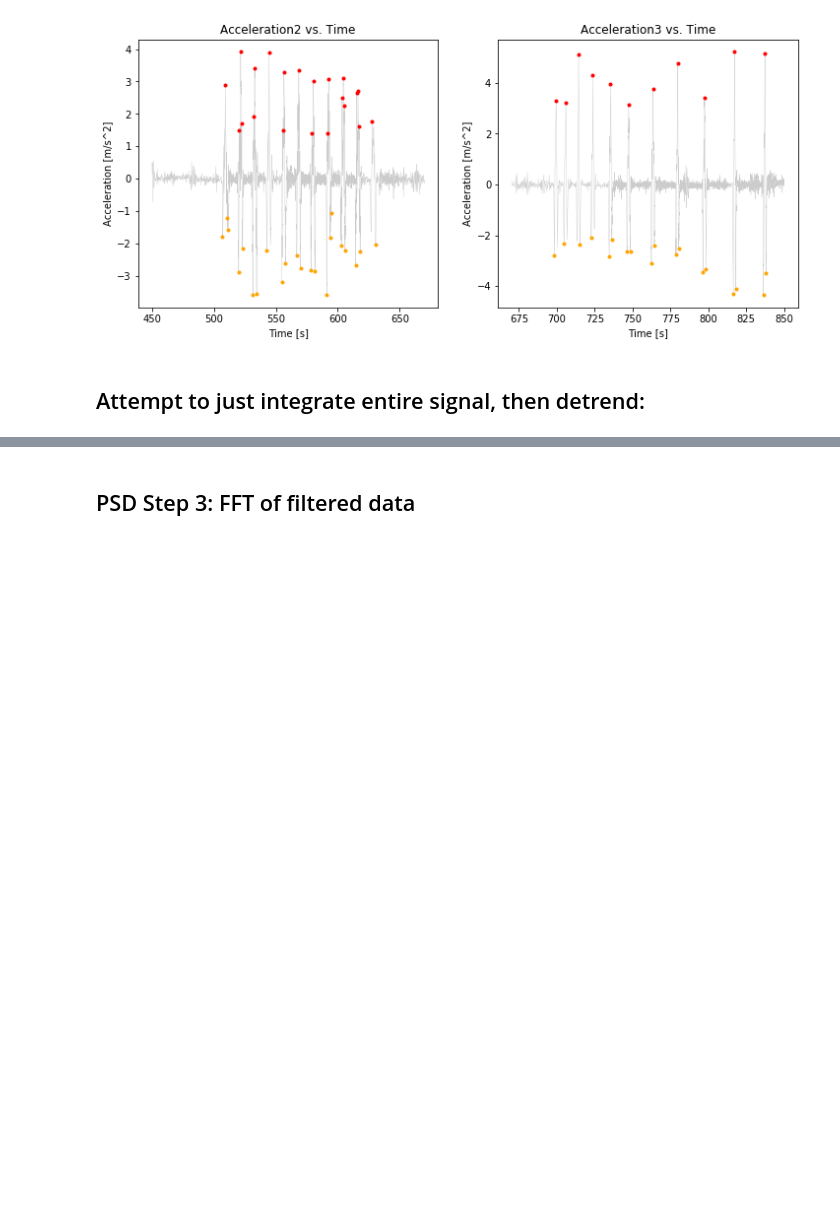
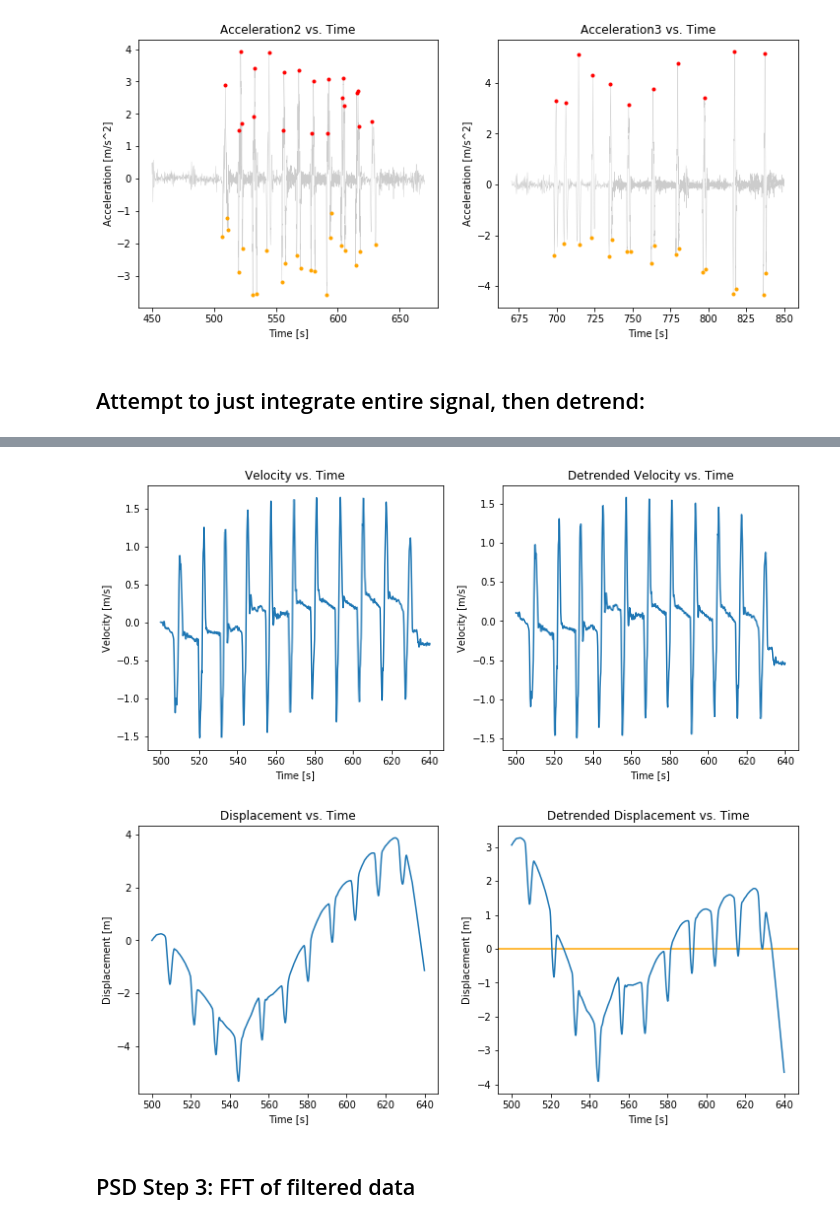
Before and after one commit to pjsimmon/E4E_Smartfin, a Jupyter notebook: PSD_E4_DoubleIntegrationFFT1.ipynb, the cells around one changed output, grey strips where cells are left out. Saved outputs shown, nothing was run; the diff lists cells and outputs as text; code cells hidden in the pictures; blank space fills up the shorter version.

```diff
--- a/PSD_E4_DoubleIntegrationFFT1.ipynb
+++ b/PSD_E4_DoubleIntegrationFFT1.ipynb
@@ -881,12 +881,13 @@ ax1.plot(new_time_array2, int1)
 ax1.set_title('Velocity vs. Time')
 ax1.set_xlabel('Time [s]')
 ax1.set_ylabel('Velocity [m/s]')
+ax4.axhline(0, color="orange")
 
 
 ax2.plot(new_time_array2, dint1)
 ax2.set_title('Detrended Velocity vs. Time')
 ax2.set_xlabel('Time [s]')
-ax2.set_ylabel('Velocity [m/s]'
+ax2.set_ylabel('Velocity [m/s]')
 
 ax3.plot(new_time_array2, int2)
 ax3.set_title('Displacement vs. Time')
@@ -905,3 +905,5 @@ SyntaxError: invalid syntax (<ipython-input-27-d0647046565b>, line 44)
+[figure, added]
+[figure, added]
 # %% [markdown]
 ## PSD Step 3: FFT of filtered data
 # %%
```
Also changed, not shown: parts of 1 cell of this notebook.
